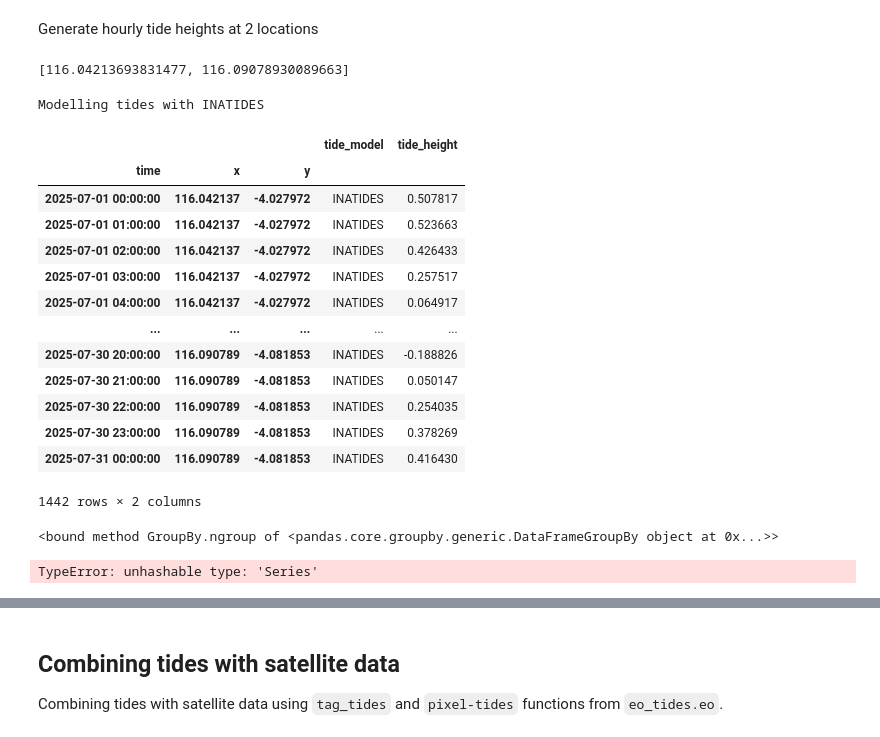
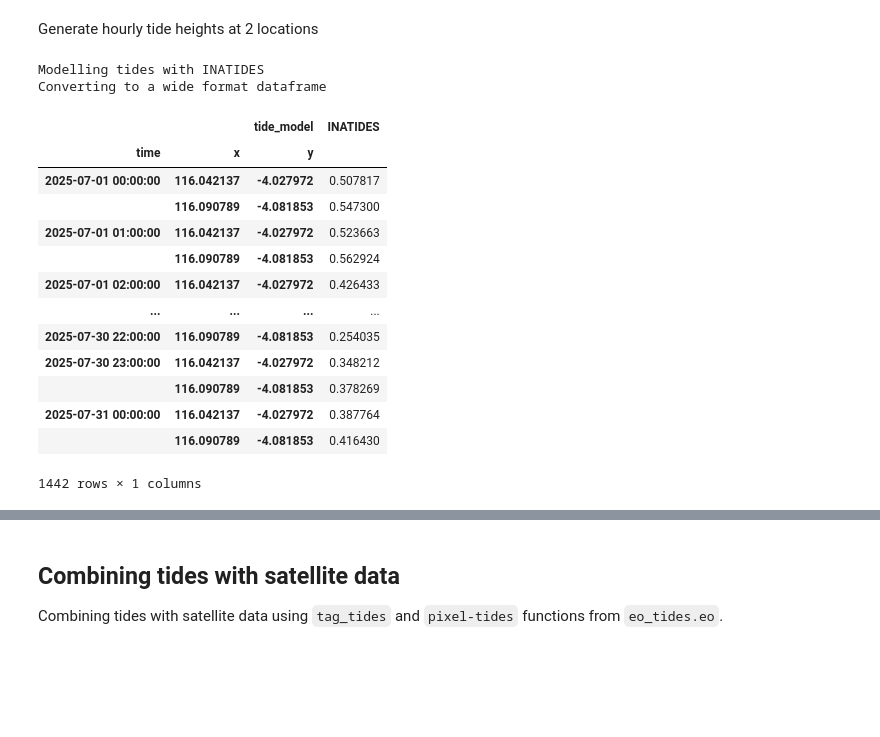
Before and after one commit to rifqiharrys/piksel-notebooks, a Jupyter notebook: playground/tide.ipynb, the cells around one changed output, grey strips where cells are left out. Drawn from its saved outputs; the diff is of its cells as text; code cells hidden in the pictures; blank space fills up the shorter version.

```diff
--- a/playground/tide.ipynb
+++ b/playground/tide.ipynb
@@ -82,41 +76,31 @@ vars_in.update({
 })
 # %% [markdown]
 Generate hourly tide heights at 2 locations
-# %%
-list(vars_in['loc'].lon)
-# %% [output]
-[116.04213693831477, 116.09078930089663]
-# %%
-tide_df = model_tides(
-    x=list(vars_in['loc'].lon),
-    y=list(vars_in['loc'].lat),
-    time=vars_in['time'],
-    directory=TIDE_MODEL_DIRECTORY,
-    model=vars_in['tide_model'],
-)
-
-tide_df
-# %% [output]
-Modelling tides with INATIDES
-|  |  |  | tide_model | tide_height |
-| time | x | y |  |  |
-| 2025-07-01 00:00:00 | 116.042137 | -4.027972 | INATIDES | 0.507817 |
-| 2025-07-01 01:00:00 | 116.042137 | -4.027972 | INATIDES | 0.523663 |
-| 2025-07-01 02:00:00 | 116.042137 | -4.027972 | INATIDES | 0.426433 |
-| 2025-07-01 03:00:00 | 116.042137 | -4.027972 | INATIDES | 0.257517 |
-| 2025-07-01 04:00:00 | 116.042137 | -4.027972 | INATIDES | 0.064917 |
-| ... | ... | ... | ... | ... |
-| 2025-07-30 20:00:00 | 116.090789 | -4.081853 | INATIDES | -0.188826 |
-| 2025-07-30 21:00:00 | 116.090789 | -4.081853 | INATIDES | 0.050147 |
-| 2025-07-30 22:00:00 | 116.090789 | -4.081853 | INATIDES | 0.254035 |
-| 2025-07-30 23:00:00 | 116.090789 | -4.081853 | INATIDES | 0.378269 |
-| 2025-07-31 00:00:00 | 116.090789 | -4.081853 | INATIDES | 0.416430 |
-1442 rows × 2 columns
-# %%
-tide_df.groupby(["x", "y"]).
-# %% [output]
-<bound method GroupBy.ngroup of <pandas.core.groupby.generic.DataFrameGroupBy object at 0x...>>
-# %%
-{vars_in['loc'].name: group for coords, group in tide_df.groupby(["x", "y"])}
-# %% [output]
-TypeError: unhashable type: 'Series'
+# %%
+tide_df = model_tides(
+    x=list(vars_in['loc'].lon),
+    y=list(vars_in['loc'].lat),
+    time=vars_in['time'],
+    directory=TIDE_MODEL_DIRECTORY,
+    model=vars_in['tide_model'],
+    output_format='wide',
+)
+
+tide_df
+# %% [output]
+Modelling tides with INATIDES
+Converting to a wide format dataframe
+|  |  | tide_model | INATIDES |
+| time | x | y |  |
+| 2025-07-01 00:00:00 | 116.042137 | -4.027972 | 0.507817 |
+|  | 116.090789 | -4.081853 | 0.547300 |
+| 2025-07-01 01:00:00 | 116.042137 | -4.027972 | 0.523663 |
+|  | 116.090789 | -4.081853 | 0.562924 |
+| 2025-07-01 02:00:00 | 116.042137 | -4.027972 | 0.426433 |
+| ... | ... | ... | ... |
+| 2025-07-30 22:00:00 | 116.090789 | -4.081853 | 0.254035 |
+| 2025-07-30 23:00:00 | 116.042137 | -4.027972 | 0.348212 |
+|  | 116.090789 | -4.081853 | 0.378269 |
+| 2025-07-31 00:00:00 | 116.042137 | -4.027972 | 0.387764 |
+|  | 116.090789 | -4.081853 | 0.416430 |
+1442 rows × 1 columns
```
Also changed, not shown: parts of 3 cells of this notebook.
